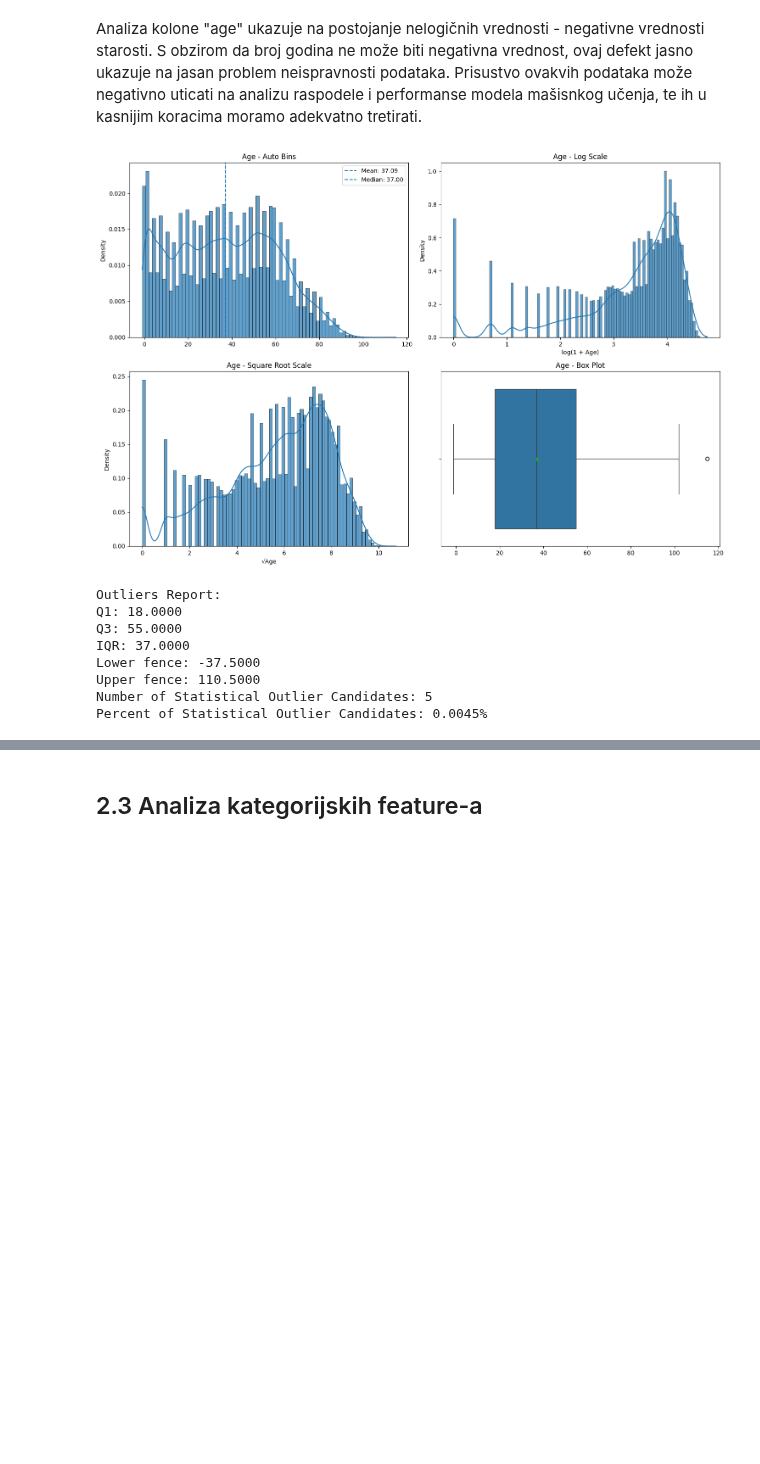
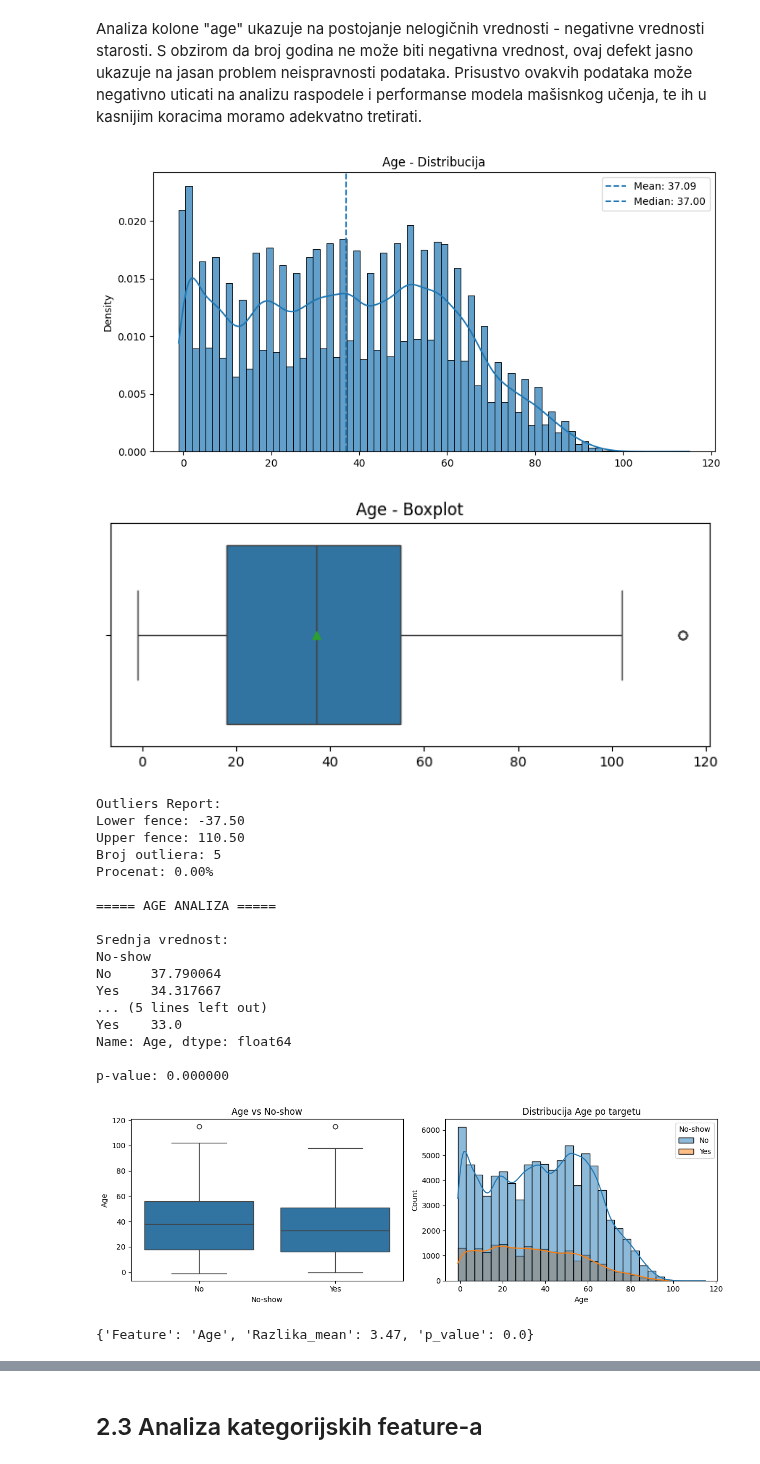
Before and after one commit to TeodoraBozic/seminarski-kvalitet-podataka, a Jupyter notebook: prakticni/kvalitetpodataka.ipynb, the cells around one changed output, grey strips where cells are left out. Saved outputs shown, nothing was run; the diff lists cells and outputs as text; code cells hidden in the pictures; blank space fills up the shorter version.

```diff
--- a/prakticni/kvalitetpodataka.ipynb
+++ b/prakticni/kvalitetpodataka.ipynb
@@ -195,13 +306,27 @@ def outliers_report(x):
 # %%
-plot_distribution(df["Age"], "Age")
-outliers_report(df["Age"])
+plot_age_distribution(df["Age"])
+age_outliers_report(df["Age"])
+age_result = analyze_age_impact(df)
+age_result
 # %% [output]
-[figure, old version]
+[figure, new version]
+[figure, added]
 Outliers Report:
-Q1: 18.0000
-Q3: 55.0000
-IQR: 37.0000
-Lower fence: -37.5000
-Upper fence: 110.5000
-Number of Statistical Outlier Candidates: 5
-Percent of Statistical Outlier Candidates: 0.0045%
+Lower fence: -37.50
+Upper fence: 110.50
+Broj outliera: 5
+Procenat: 0.00%
+
+===== AGE ANALIZA =====
+
+Srednja vrednost:
+No-show
+No     37.790064
+Yes    34.317667
+... (5 lines left out)
+Yes    33.0
+Name: Age, dtype: float64
+
+p-value: 0.000000
+[figure, added]
+{'Feature': 'Age', 'Razlika_mean': 3.47, 'p_value': 0.0}
```
Also changed, not shown: parts of 225 cells of this notebook, 2 other files.
